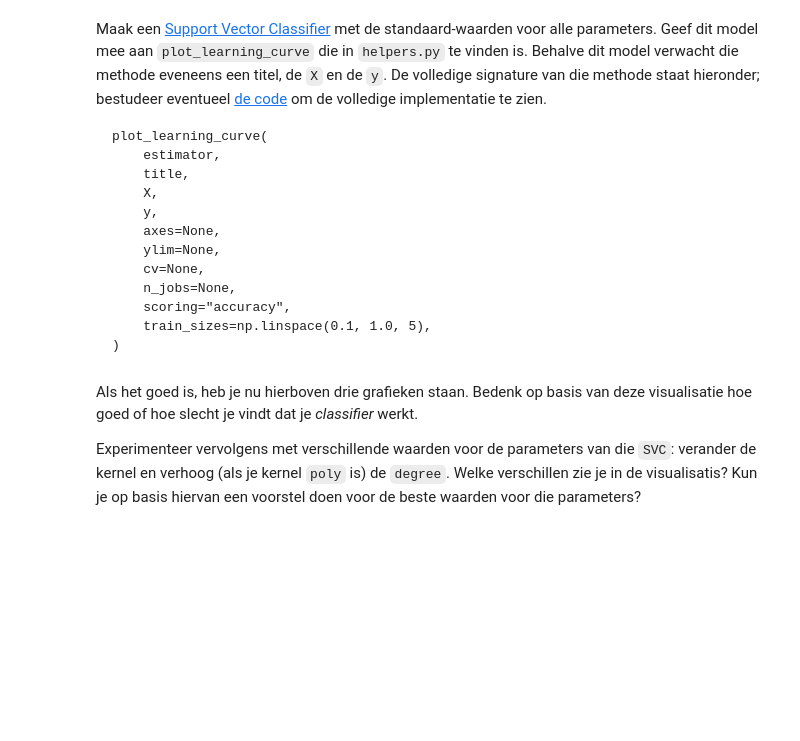
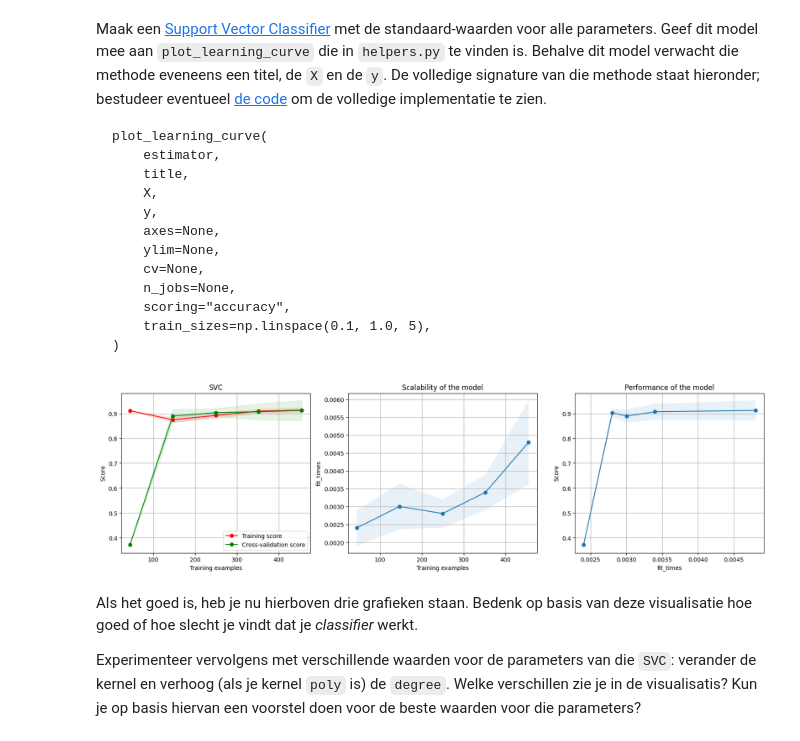
Before and after one commit to TheKingBlue/MachineLearning, a Jupyter notebook: oplevering3/opgave2/opgave3-2.ipynb, the cells around one changed output. Cells and saved outputs as stored; diff of their text form; code cells hidden in the pictures; blank space fills up the shorter version.

```diff
--- a/oplevering3/opgave2/opgave3-2.ipynb
+++ b/oplevering3/opgave2/opgave3-2.ipynb
@@ -35,6 +35,6 @@ Breast cancer wisconsin (diagnostic) dataset
 # %%
-X = data.data
-y = data.target # Diagnosis
+X, y = data.data, data.target
+# target (y) is the diagnosis
 # %% [markdown]
 Maak een [Support Vector Classifier](https://scikit-learn.org/stable/modules/generated/sklearn.svm.SVC.html) met de standaard-waarden voor alle parameters. Geef dit model mee aan `plot_learning_curve` die in `helpers.py` te vinden is. Behalve dit model verwacht die methode eveneens een titel, de `X` en de `y`. De volledige signature van die methode staat hieronder; bestudeer eventueel [de code](helpers.py) om de volledige implementatie te zien.
 
@@ -55,7 +55,11 @@ plot_learning_curve(
 # %%
 from sklearn.svm import SVC
 from helpers import plot_learning_curve
-# YOUR CODE HERE
+
+model = SVC(kernel="poly", degree=2)
+plt = plot_learning_curve(estimator=model, title="SVC", X=X, y=y)
+# %% [output]
+[figure, added]
 # %% [markdown]
 Als het goed is, heb je nu hierboven drie grafieken staan. Bedenk op basis van deze visualisatie hoe goed of hoe slecht je vindt dat je *classifier* werkt.
 
```
Also changed, not shown: parts of 7 cells of this notebook.
